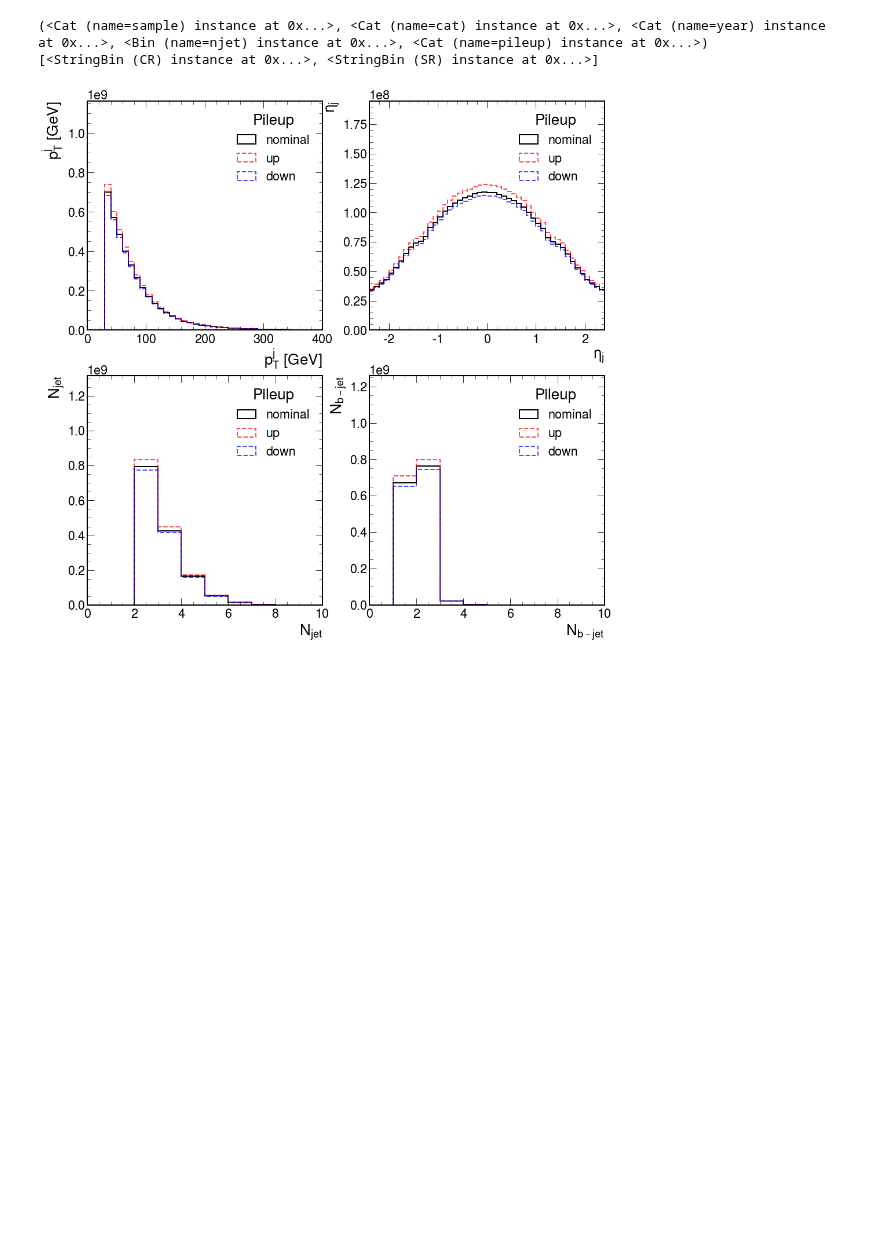
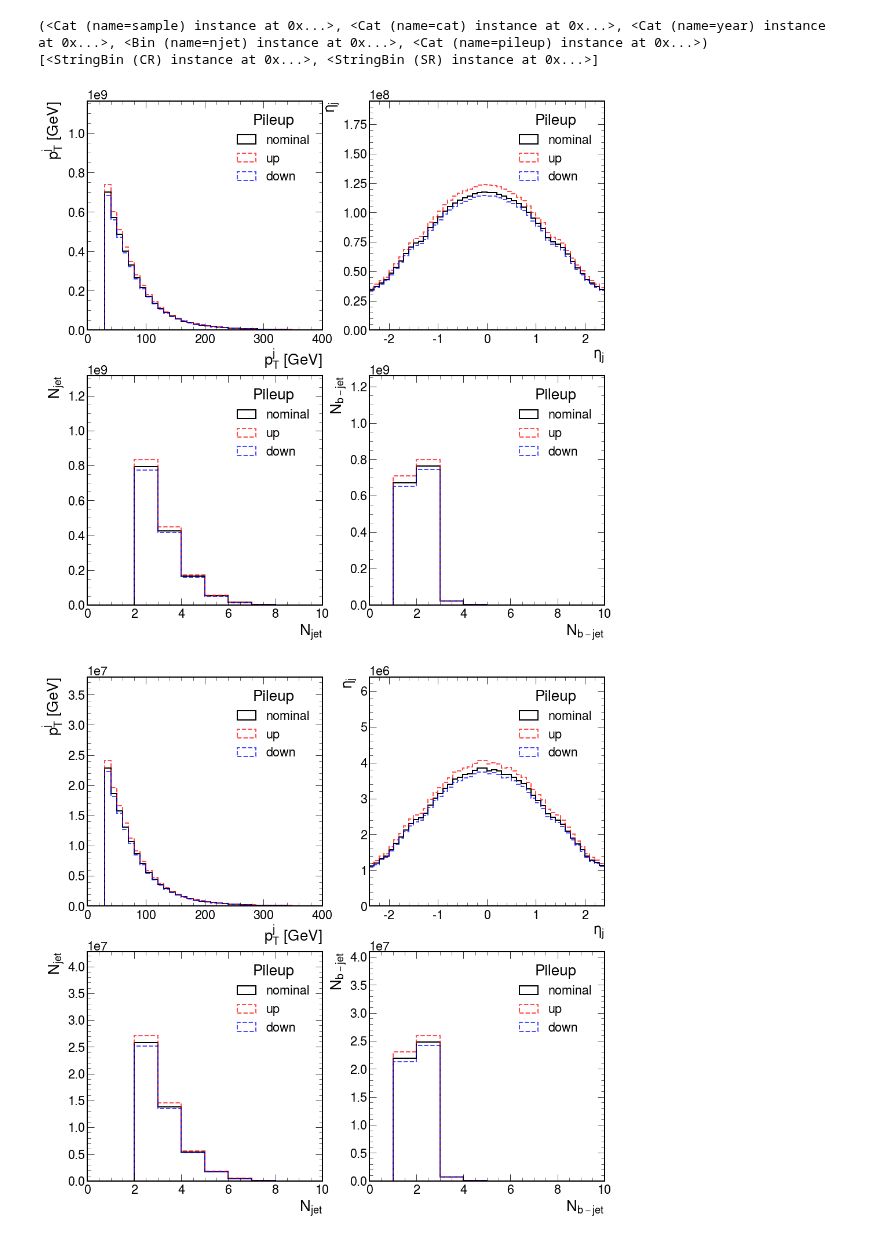
Before and after one commit to PocketCoffea/PocketCoffea, a Jupyter notebook: notebooks/pileup_variations.ipynb, the cells around one changed output. Saved outputs shown, nothing was run; the diff lists cells and outputs as text; code cells hidden in the pictures; blank space fills up the shorter version.

```diff
--- a/notebooks/pileup_variations.ipynb
+++ b/notebooks/pileup_variations.ipynb
@@ -12,6 +15,8 @@ hep.style.use(hep.style.ROOT)
 # %%
-filename = "/work/mmarcheg/PocketCoffea/output/test_pileup_variations_v09/output.coffea"
-output = load(filename)
+filename_v09 = "/work/mmarcheg/PocketCoffea/output/test_pileup_variations_v09/output.coffea" # all ttHbb + tt_dilepton stats
+filename_v10 = "/work/mmarcheg/PocketCoffea/output/test_pileup_variations_v10/output.coffea" # limit : 4
+output_v09 = load(filename_v09)
+output_v10 = load(filename_v10)
 output.keys()
 # %% [output]
 dict_keys(['sumw', 'nevts_initial', 'nevts_presel', 'nevts_cat_SR', 'nevts_cat_CR', 'hist_muon_pt', 'hist_muon_eta', 'hist_muon_phi', 'hist_electron_pt', 'hist_electron_eta', 'hist_electron_phi', 'his ...
@@ -25,31 +30,33 @@ print(h.identifiers('cat'))
 # %%
 samples = [str(s) for s in h.identifiers('sample')]
 cats    = [str(s) for s in h.identifiers('cat')]
 categories_to_sum_over = ['cat', 'year', 'sample']
 
-fig, axes = plt.subplots(2,2, figsize=[16,16])
-xlims = {
-    'hist_jet_pt'  : (0,400),
-    'hist_jet_eta' : (-2.4,2.4),
-    'hist_njet'    : (0,10),
-    'hist_nbjet'    : (0,10),
-}
+for output in [output_v09, output_v10]:
+    fig, axes = plt.subplots(2,2, figsize=[16,16])
+    xlims = {
+        'hist_jet_pt'  : (0,400),
+        'hist_jet_eta' : (-2.4,2.4),
+        'hist_njet'    : (0,10),
+        'hist_nbjet'    : (0,10),
+    }
 
-fill_opts = {
-    'facecolor' : 'None',
-    'edgecolor' : ['black', 'red', 'blue'],
-    'linestyle' : ['-', '--', '--'],
-    'linewidth' : 2,
-    'alpha'     : [1, 0.7, 0.7]
-}
+    fill_opts = {
+        'facecolor' : 'None',
+        'edgecolor' : ['black', 'red', 'blue'],
+        'linestyle' : ['-', '--', '--'],
+        'linewidth' : 2,
+        'alpha'     : [1, 0.7, 0.7]
+    }
 
-order = ['nominal', 'up', 'down']
+    order = ['nominal', 'up', 'down']
 
-for i, histname in enumerate(xlims.keys()):
-    h = output[histname]
-    plot.plot1d(h[(samples, 'SR', '2018')].sum(*categories_to_sum_over), ax=axes[int(i/2),i%2], fill_opts=fill_opts, order=order)
-    axes[int(i/2),i%2].set_xlim(*xlims[histname])
-    axes[int(i/2),i%2].set_ylim( (1.5*lim for lim in axes[int(i/2),i%2].get_ylim()) )
-plt.savefig("pileup_variations.png", dpi=300)
+    for i, histname in enumerate(xlims.keys()):
+        h = output[histname]
+        plot.plot1d(h[(samples, 'SR', '2018')].sum(*categories_to_sum_over), ax=axes[int(i/2),i%2], fill_opts=fill_opts, order=order)
+        axes[int(i/2),i%2].set_xlim(*xlims[histname])
+        axes[int(i/2),i%2].set_ylim( (1.5*lim for lim in axes[int(i/2),i%2].get_ylim()) )
+    plt.savefig("pileup_variations.png", dpi=300)
 # %% [output]
 [figure]
+[figure, added]
```
Also changed, not shown: parts of 1 cell of this notebook, 3 other files.
